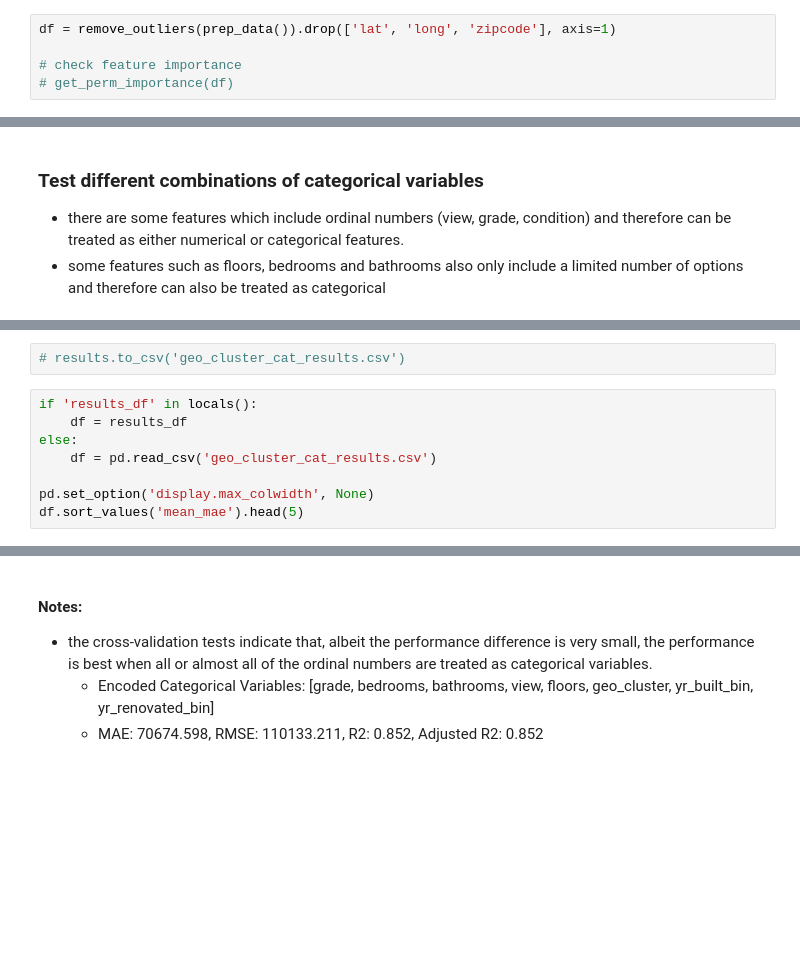
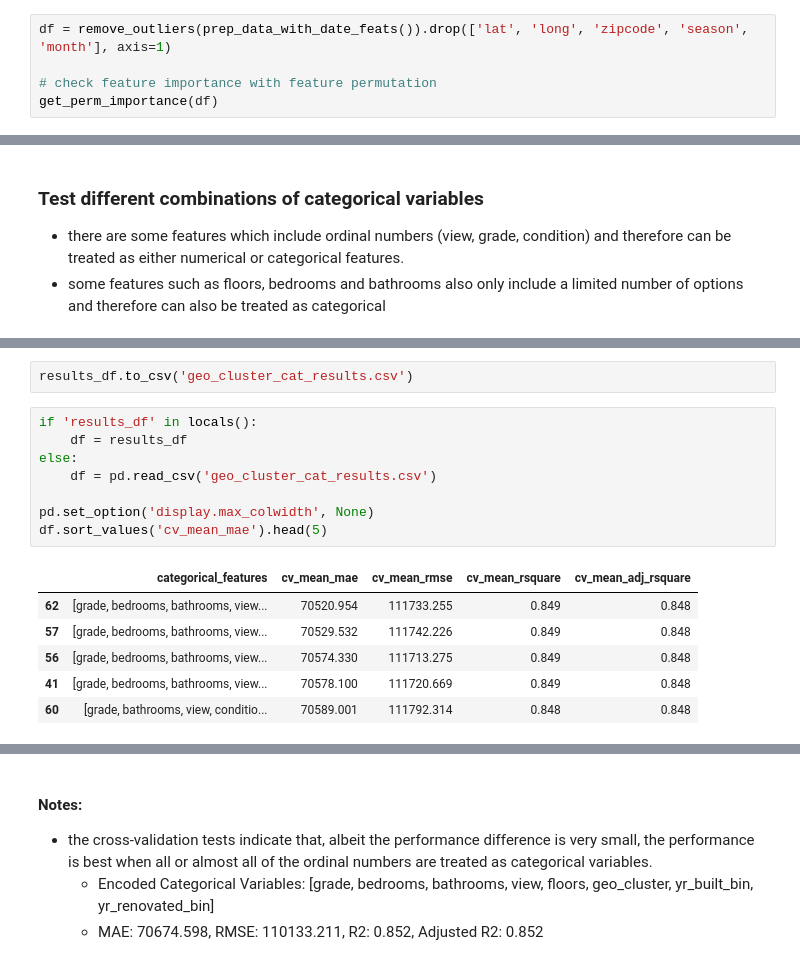
Before and after one commit to athielenhaus/Housing-Price-Prediction, a Jupyter notebook: Python Notebook/Notebook for Feature Engineering, Selection and Modeling.ipynb, the cells around one changed output, grey strips where cells are left out. Drawn from its saved outputs; the diff is of its cells as text; blank space fills up the shorter version.

```diff
--- a/Python Notebook/Notebook for Feature Engineering, Selection and Modeling.ipynb
+++ b/Python Notebook/Notebook for Feature Engineering, Selection and Modeling.ipynb
@@ -237,8 +228,8 @@ shapes of X_train, X_test: (14431, 17) (6186, 17)
     - sqft_living and sqft_above
 - we will therefore test the removal of these features to see whether we can simplify the model or even improve performance
 # %%
-df = remove_outliers(prep_data()).drop(['lat', 'long', 'zipcode'], axis=1)
+df = remove_outliers(prep_data_with_date_feats()).drop(['lat', 'long', 'zipcode', 'season', 'month'], axis=1)
 
-# check feature importance
-# get_perm_importance(df)
+# check feature importance with feature permutation
+get_perm_importance(df)
 # %% [output]
@@ -407,11 +501,18 @@ optional_cat_features = ['grade', 'bedrooms', 'bathrooms', 'view', 'condition','
 # %%
-# results.to_csv('geo_cluster_cat_results.csv')
+results_df.to_csv('geo_cluster_cat_results.csv')
 # %%
 if 'results_df' in locals():
     df = results_df
 else:
     df = pd.read_csv('geo_cluster_cat_results.csv')
 
 pd.set_option('display.max_colwidth', None)
-df.sort_values('mean_mae').head(5)
+df.sort_values('cv_mean_mae').head(5)
+# %% [output]
+|  | categorical_features | cv_mean_mae | cv_mean_rmse | cv_mean_rsquare | cv_mean_adj_rsquare |
+| 62 | [grade, bedrooms, bathrooms, view... | 70520.954 | 111733.255 | 0.849 | 0.848 |
+| 57 | [grade, bedrooms, bathrooms, view... | 70529.532 | 111742.226 | 0.849 | 0.848 |
+| 56 | [grade, bedrooms, bathrooms, view... | 70574.330 | 111713.275 | 0.849 | 0.848 |
+| 41 | [grade, bedrooms, bathrooms, view... | 70578.100 | 111720.669 | 0.849 | 0.848 |
+| 60 | [grade, bathrooms, view, conditio... | 70589.001 | 111792.314 | 0.848 | 0.848 |
 # %%
```
Also changed, not shown: parts of 36 cells of this notebook, 10 other files.
